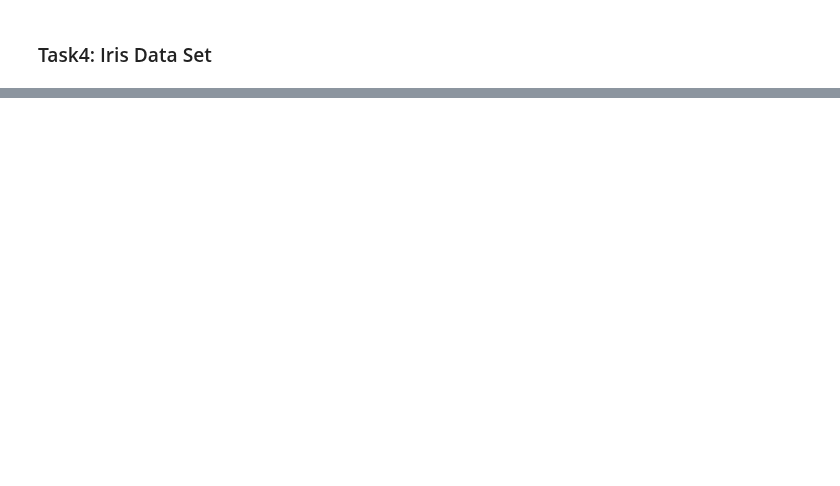
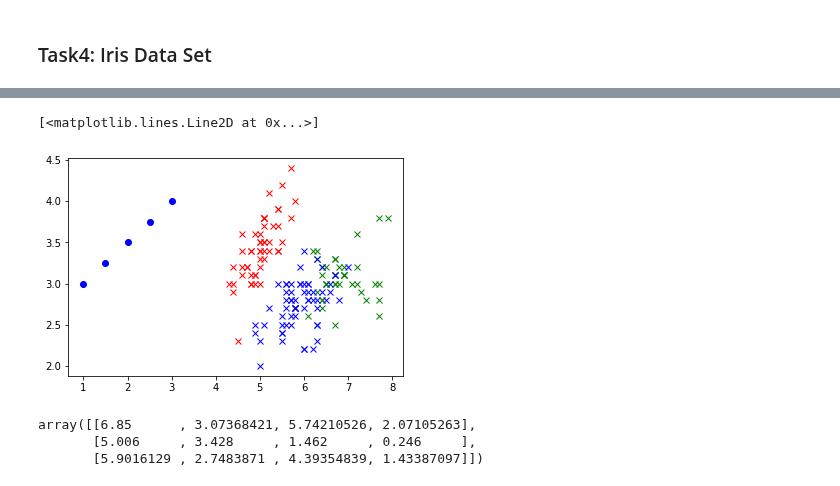
Before and after one commit to MateuszPawlowski/Emerging-Technologies, a Jupyter notebook: Tasks.ipynb, the cells around one changed output, grey strips where cells are left out. Cells and saved outputs as stored; diff of their text form; code cells hidden in the pictures; blank space fills up the shorter version.

```diff
--- a/Tasks.ipynb
+++ b/Tasks.ipynb
@@ -218,0 +250,19 @@ plt.ylim([-2,6])
+# %%
+# Plot the data set.
+plt.plot(irisData[mykmeans.labels_ == 0][:,0], irisData[mykmeans.labels_ == 0][:,1], 'gx')
+plt.plot(irisData[mykmeans.labels_ == 1][:,0], irisData[mykmeans.labels_ == 1][:,1], 'rx')
+plt.plot(irisData[mykmeans.labels_ == 2][:,0], irisData[mykmeans.labels_ == 2][:,1], 'bx')
+plt.plot(mynewvals[mypredictions == 0][:,0], mynewvals[mypredictions == 0][:,1], 'go')
+plt.plot(mynewvals[mypredictions == 1][:,0], mynewvals[mypredictions == 1][:,1], 'ro')
+plt.plot(mynewvals[mypredictions == 2][:,0], mynewvals[mypredictions == 2][:,1], 'bo')
+# %% [output]
+[<matplotlib.lines.Line2D at 0x...>]
+[figure, added]
+# %%
+# The centres of clusters.
+mycent = mykmeans.cluster_centers_
+mycent
+# %% [output]
+array([[6.85      , 3.07368421, 5.74210526, 2.07105263],
+       [5.006     , 3.428     , 1.462     , 0.246     ],
+       [5.9016129 , 2.7483871 , 4.39354839, 1.43387097]])
```
Also changed, not shown: parts of 11 cells of this notebook.
